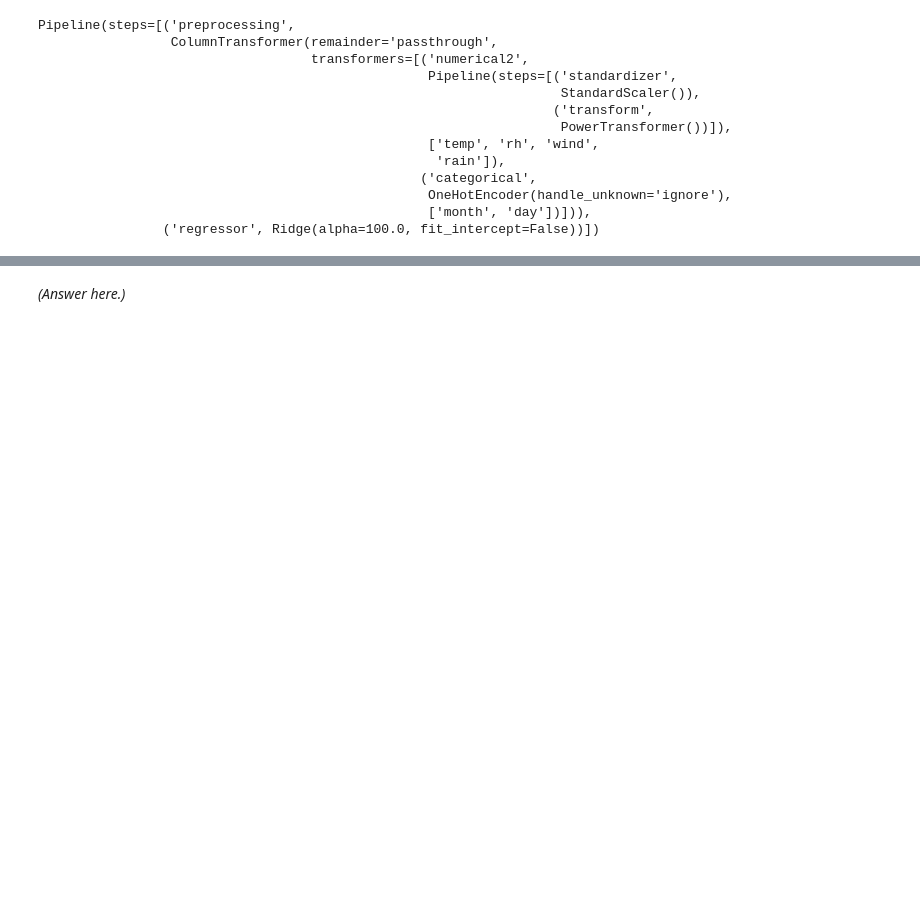
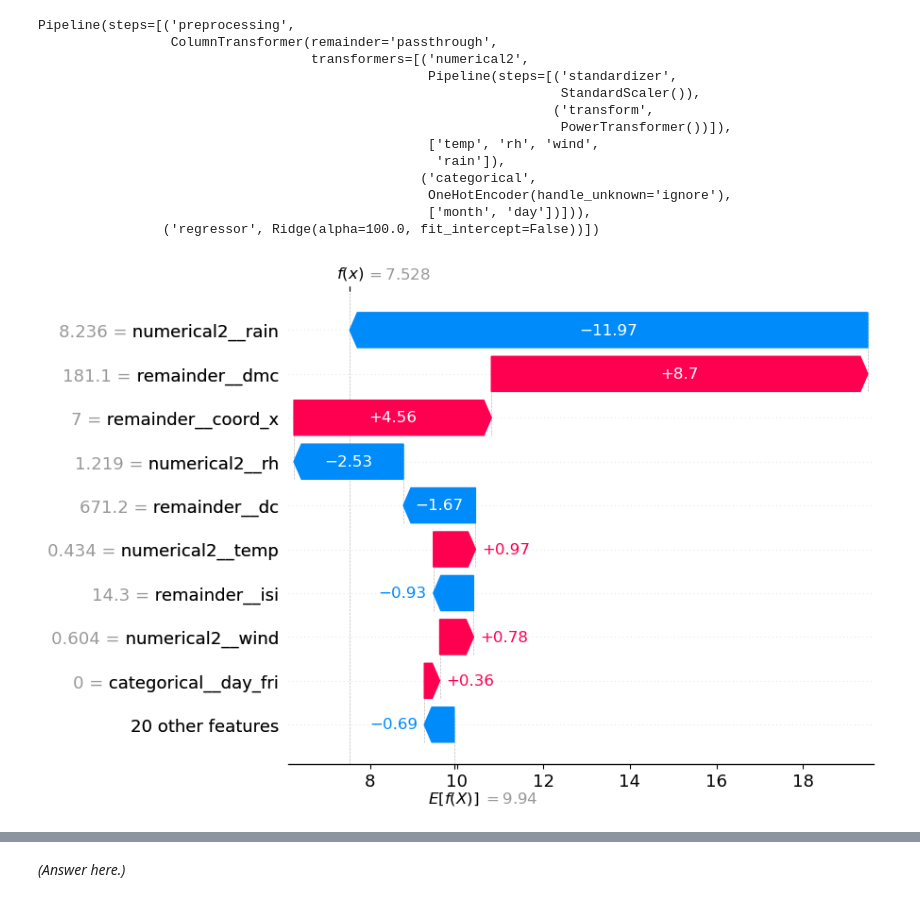
Before and after one commit to neethil/production, a Jupyter notebook: 02_activities/assignments/assignment_2.ipynb, the cells around one changed output, grey strips where cells are left out. Cells and saved outputs as stored; diff of their text form; code cells hidden in the pictures; blank space fills up the shorter version.

```diff
--- a/02_activities/assignments/assignment_2.ipynb
+++ b/02_activities/assignments/assignment_2.ipynb
@@ -617,3 +617,16 @@ Pipeline(steps=[('preprocessing',
                                                   OneHotEncoder(handle_unknown='ignore'),
                                                   ['month', 'day'])])),
                 ('regressor', Ridge(alpha=100.0, fit_intercept=False))])
+# %%
+data_transform = model.named_steps['preprocessing'].transform(X_test)
+
+explainer = shap.explainers.Linear(
+    model.named_steps['regressor'],
+    data_transform,
+    feature_names = model.named_steps['preprocessing'].get_feature_names_out())
+
+shap_values = explainer(data_transform)
+# %%
+shap.plots.waterfall(shap_values[1])
+# %% [output]
+[figure, added]
```
Also changed, not shown: parts of 1 cell of this notebook.
